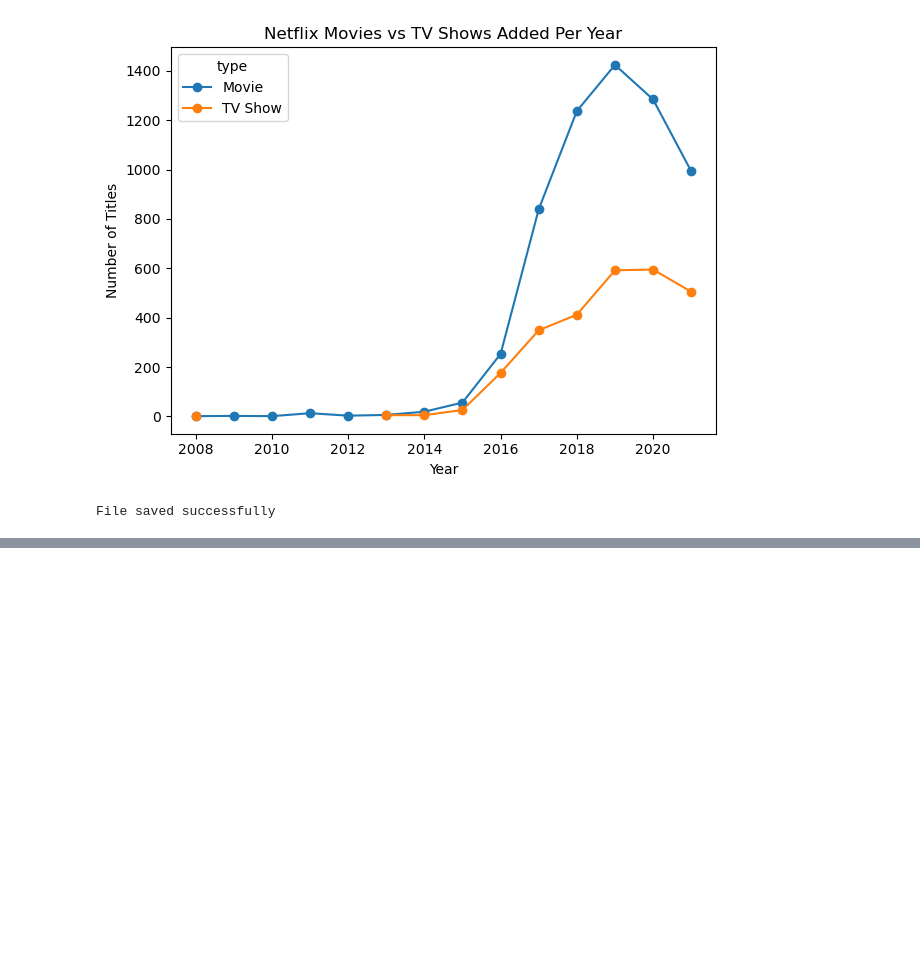
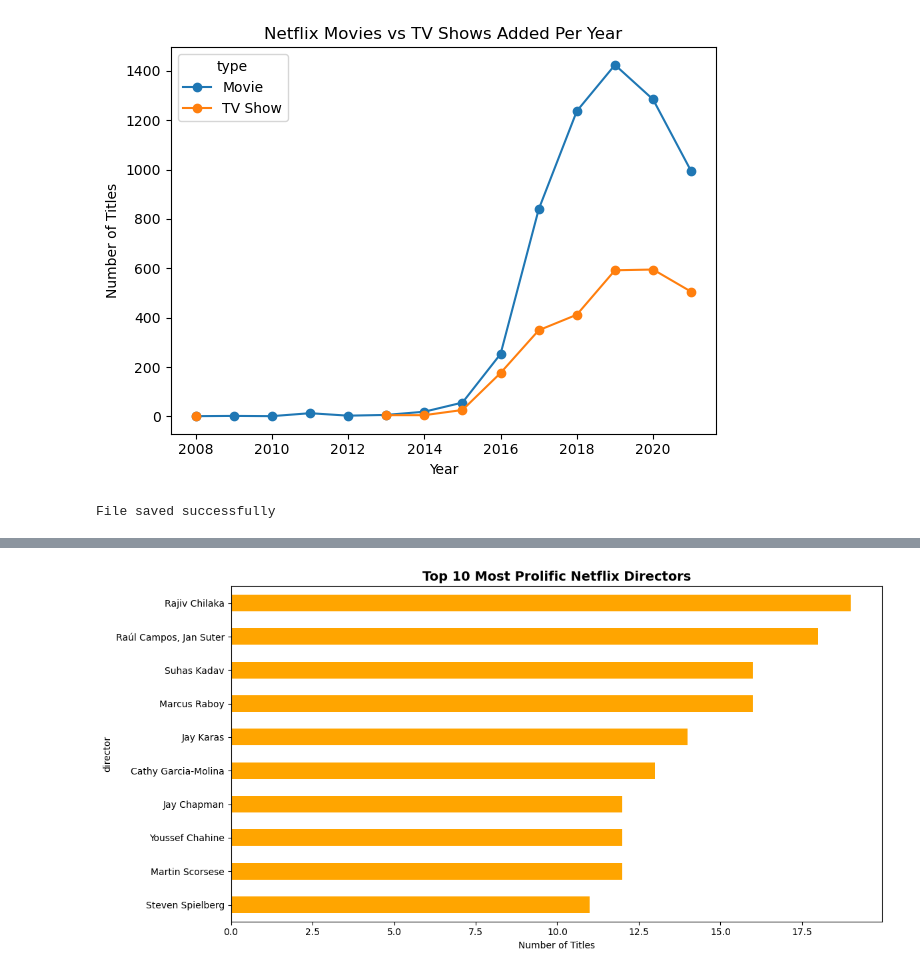
Before and after one commit to Saad-TheAnalyst/Netflix-Movies-TV-Shows-EDA, a Jupyter notebook: netflix_eda.ipynb, the cells around one changed output, grey strips where cells are left out. Drawn from its saved outputs; the diff is of its cells as text; code cells hidden in the pictures; blank space fills up the shorter version.

```diff
--- a/netflix_eda.ipynb
+++ b/netflix_eda.ipynb
@@ -329,3 +329,20 @@ df.to_csv('netflix_cleaned.csv', index=False)
 print('File saved successfully')
 # %% [output]
 File saved successfully
+# %%
+import pandas as pd
+import matplotlib.pyplot as plt
+import seaborn as sns
+
+df = pd.read_csv('netflix_titles.csv')
+df['date_added'] = pd.to_datetime(df['date_added'].str.strip())
+df['year_added'] = df['date_added'].dt.year
+df['month_added'] = df['date_added'].dt.month
+df = df.dropna(subset=['date_added'])
+df['director'] = df['director'].fillna('Unknown')
+df['cast'] = df['cast'].fillna('Unknown')
+df['country'] = df['country'].fillna('Unknown')
+df['rating'] = df['rating'].fillna('Unknown')
+df['duration'] = df['duration'].fillna('Unknown')
+print('Data loaded successfully')
+print(df.shape)
@@ -331,0 +384,6 @@ File saved successfully
+# %%
+##Top 10 Most Prolific Directors
+
+directors = df[df['director'] != 'Unknown']['director'].value_counts().head(10)
+print("=== TOP 10 MOST PROLIFIC DIRECTORS ===")
+print(directors)
@@ -331,0 +491,11 @@ File saved successfully
+# %%
+##  Top 10 Most Prolific Directors
+
+plt.figure(figsize=(12,6))
+directors.sort_values().plot(kind='barh', color='orange')
+plt.title('Top 10 Most Prolific Netflix Directors', fontsize=14, fontweight='bold')
+plt.xlabel('Number of Titles')
+plt.tight_layout()
+plt.show()
+# %% [output]
+[figure, added]
```
Also changed, not shown: parts of 15 cells of this notebook, 2 other files.
